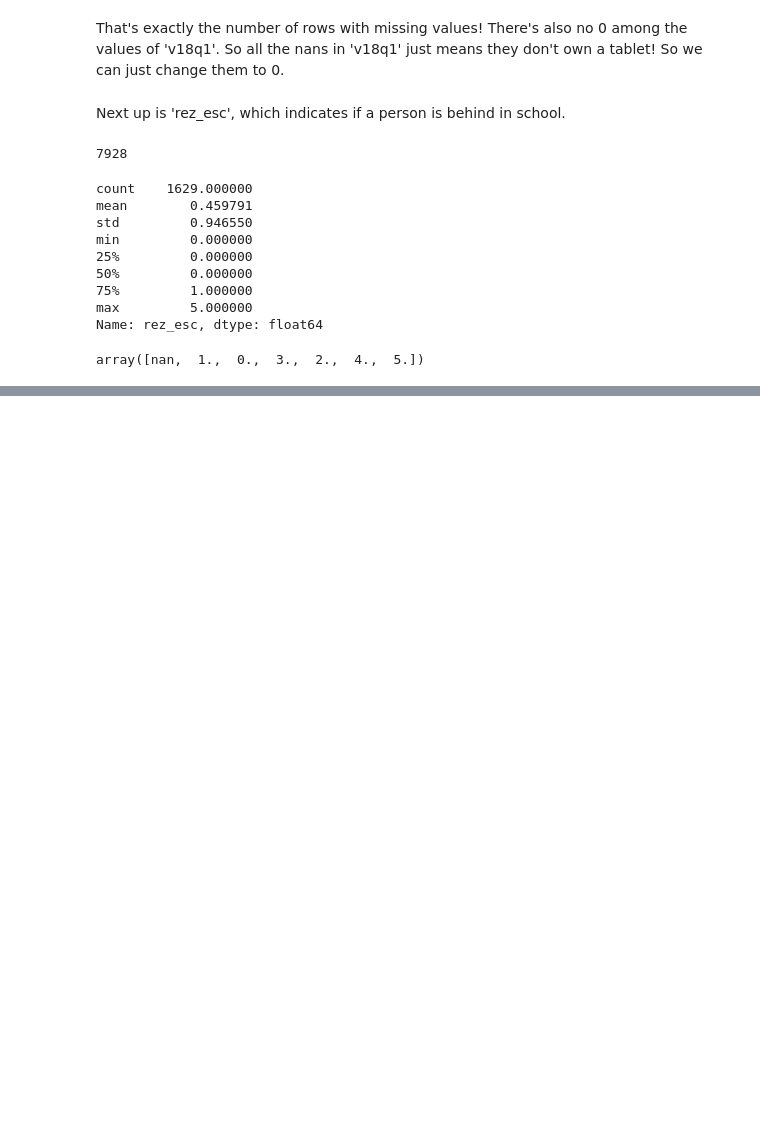
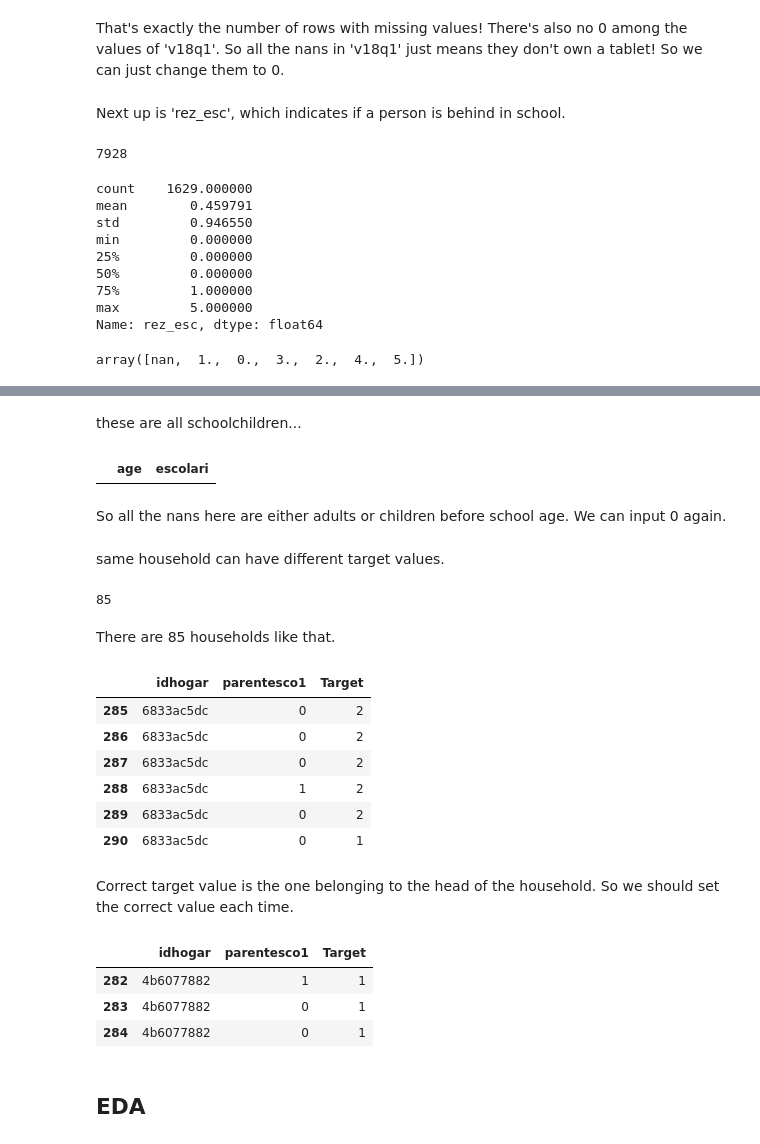
Before and after one commit to kapilashu/Data-Science-Assignment-2, a Jupyter notebook: Assignment 3_Kaggle_Ashu Kapil.ipynb, the cells around one changed output, grey strips where cells are left out. Drawn from its saved outputs; the diff is of its cells as text; code cells hidden in the pictures; blank space fills up the shorter version.

```diff
--- a/Assignment 3_Kaggle_Ashu Kapil.ipynb
+++ b/Assignment 3_Kaggle_Ashu Kapil.ipynb
@@ -369,0 +410,42 @@ array([nan,  1.,  0.,  3.,  2.,  4.,  5.])
+# %% [markdown]
+these are all schoolchildren...
+# %%
+rez_esc_nan=data[data['rez_esc'].isnull()]
+rez_esc_nan[(rez_esc_nan['age']<18) & rez_esc_nan['escolari']>0][['age', 'escolari']]
+# %% [output]
+|  | age | escolari |
+# %% [markdown]
+So all the nans here are either adults or children before school age. We can input 0 again.
+# %%
+data['rez_esc']=data['rez_esc'].fillna(0)
+# %% [markdown]
+same household can have different target values.
+# %%
+d={}
+weird=[]
+for row in data.iterrows():
+    idhogar=row[1]['idhogar']
+    target=row[1]['Target']
+    if idhogar in d:
+        if d[idhogar]!=target:
+            weird.append(idhogar)
+    else:
+        d[idhogar]=target
+# %%
+len(set(weird))
+# %% [output]
+85
+# %% [markdown]
+There are 85 households like that.
+# %%
+data[data['idhogar']==weird[2]][['idhogar','parentesco1', 'Target']]
+# %% [output]
+|  | idhogar | parentesco1 | Target |
+| 285 | 6833ac5dc | 0 | 2 |
+| 286 | 6833ac5dc | 0 | 2 |
+| 287 | 6833ac5dc | 0 | 2 |
+| 288 | 6833ac5dc | 1 | 2 |
+| 289 | 6833ac5dc | 0 | 2 |
+| 290 | 6833ac5dc | 0 | 1 |
+# %% [markdown]
+Correct target value is the one belonging to the head of the household. So we should set the correct value each time.
@@ -369,0 +460,7 @@ array([nan,  1.,  0.,  3.,  2.,  4.,  5.])
+# %%
+data[data['idhogar']==weird[1]][['idhogar','parentesco1', 'Target']]
+# %% [output]
+|  | idhogar | parentesco1 | Target |
+| 282 | 4b6077882 | 1 | 1 |
+| 283 | 4b6077882 | 0 | 1 |
+| 284 | 4b6077882 | 0 | 1 |
@@ -369,0 +496,2 @@ array([nan,  1.,  0.,  3.,  2.,  4.,  5.])
+# %% [markdown]
+## EDA
```
Also changed, not shown: parts of 12 cells of this notebook.
